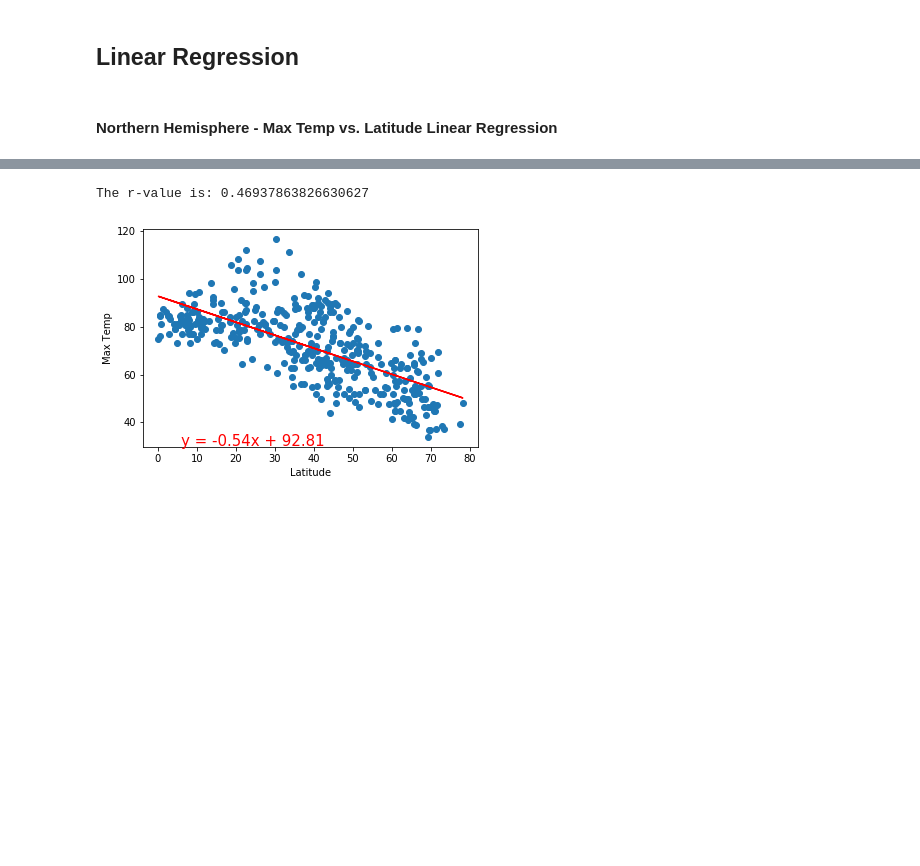
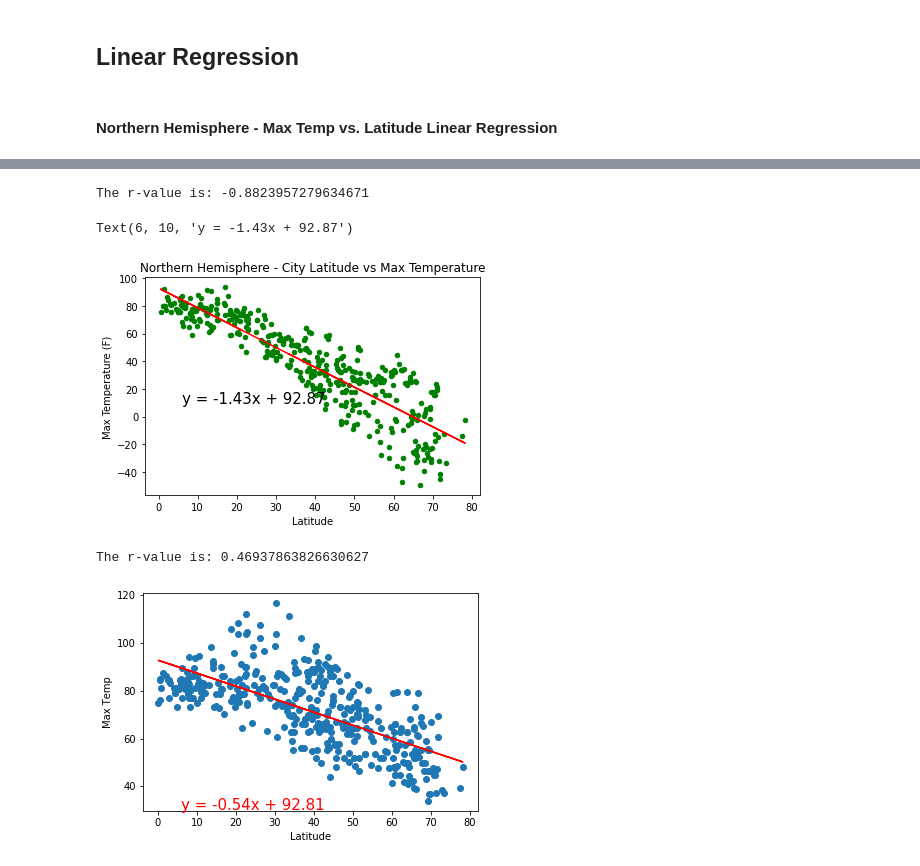
Before and after one commit to felpronove/python-api-challenge, a Jupyter notebook: starter_code/WeatherPy.ipynb, the cells around one changed output, grey strips where cells are left out. Drawn from its saved outputs; the diff is of its cells as text; code cells hidden in the pictures; blank space fills up the shorter version.

```diff
--- a/starter_code/WeatherPy.ipynb
+++ b/starter_code/WeatherPy.ipynb
@@ -404,3 +412,7 @@ Text(0.5, 1.0, 'City Latitude vs Cloudiness')
 ## Linear Regression
 # %% [markdown]
 ####  Northern Hemisphere - Max Temp vs. Latitude Linear Regression
+# %%
+#filter the dataframe to only include cities in the northern hemisphere
+north_df=weather_df.loc[weather_df["Lat"]>0] #filter the city dataframe to only include cities with a latitude > 0
+north_df
@@ -407,3 +433,23 @@ Text(0.5, 1.0, 'City Latitude vs Cloudiness')
+# %%
+#create a scatter plot showing max temp vs Latitude
+north_df.plot.scatter(x="Lat", y="Max Temp", c="Green") #create a scatter plot using the weather dataframe
+plt.xlabel("Latitude")
+plt.ylabel("Max Temperature (F)")
+plt.title("Northern Hemisphere - City Latitude vs Max Temperature")
+
+x_values=north_df["Lat"] #set the city's latitude as the x values
+y_values=north_df["Max Temp"] #set the city's max temp as the y values
+(slope, intercept, rvalue, pvalue, stderr) = linregress(x_values, y_values) #finds the key regression values for the linear regression
+regress_values = x_values * slope + intercept #find the values onlong the linear regression equasion at each datapoint in the dataframe
+line_eq = "y = " + str(round(slope,2)) + "x + " + str(round(intercept,2)) #find the linear regression equasion for the dataframe
+
+print(f"The r-value is: {rvalue}")
+plt.plot(x_values,regress_values,"r-")
+plt.annotate(line_eq,(6,10),fontsize=15,color="Black")
+# %% [output]
+The r-value is: -0.8823957279634671
+Text(6, 10, 'y = -1.43x + 92.87')
+[figure, added]
 # %%
 # %% [output]
 The r-value is: 0.46937863826630627
```
Also changed, not shown: parts of 18 cells of this notebook.
